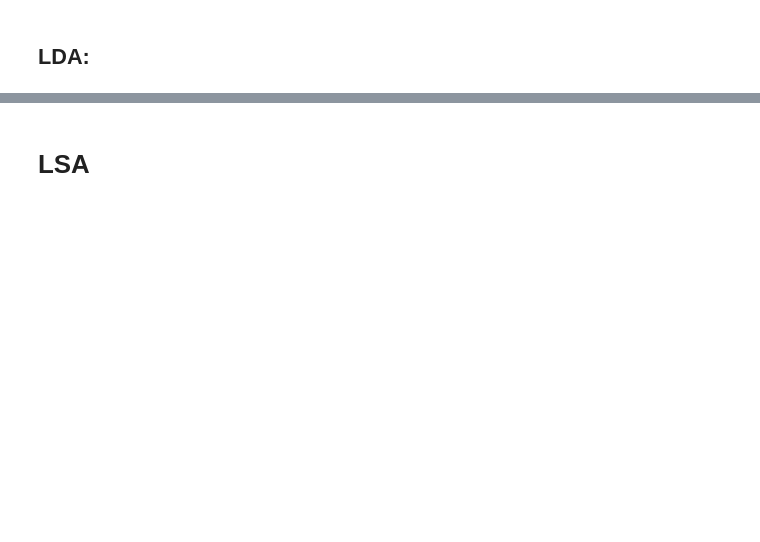
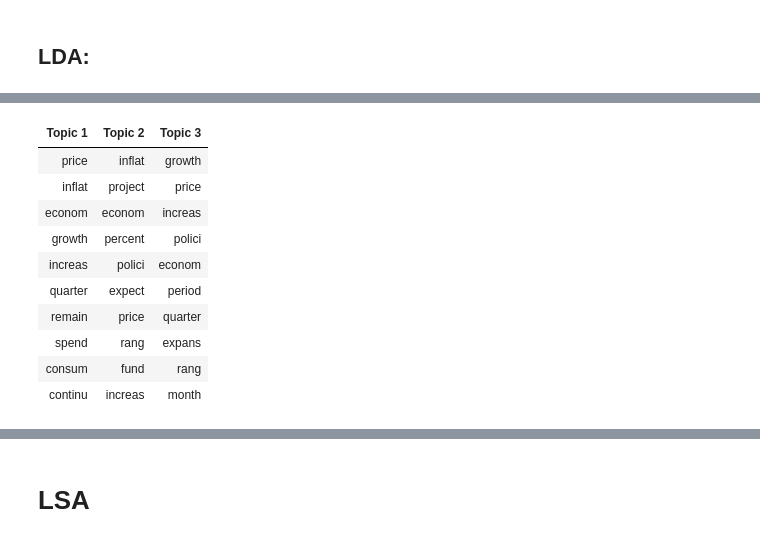
Before and after one commit to harishaaram/Topic-Modeling, a Jupyter notebook: Text_Analysis_Fedspeech.ipynb, the cells around one changed output, grey strips where cells are left out. Cells and saved outputs as stored; diff of their text form; code cells hidden in the pictures; blank space fills up the shorter version.

```diff
--- a/Text_Analysis_Fedspeech.ipynb
+++ b/Text_Analysis_Fedspeech.ipynb
@@ -397,5 +478,17 @@ ldaGibbs_k@beta[4,].abs
 # %%
-lda.terms <- as.matrix(terms(ldaGibbs_k, 5))
+lda.terms <- as.matrix(terms(ldaGibbs_k, 10))
 lda.terms
+# %% [output]
+| Topic 1 | Topic 2 | Topic 3 |
+| price | inflat | growth |
+| inflat | project | price |
+| econom | econom | increas |
+| growth | percent | polici |
+| increas | polici | econom |
+| quarter | expect | period |
+| remain | price | quarter |
+| spend | rang | expans |
+| consum | fund | rang |
+| continu | increas | month |
 # %%
 length(terms(ldaGibbs_k, 2000)[,1])# First column how many terms in topic; 1858 not 2000
```
Also changed, not shown: parts of 46 cells of this notebook, 1 other file.
